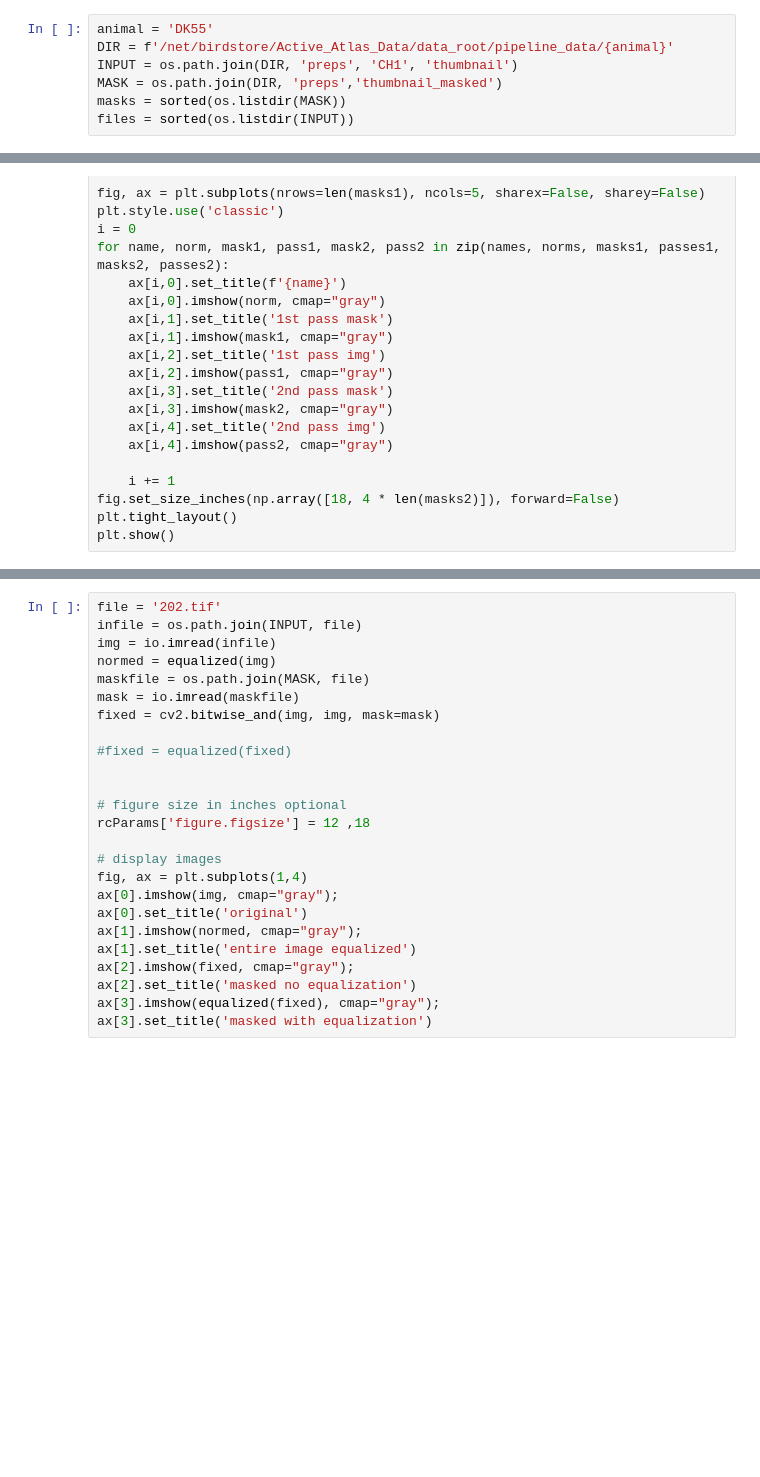
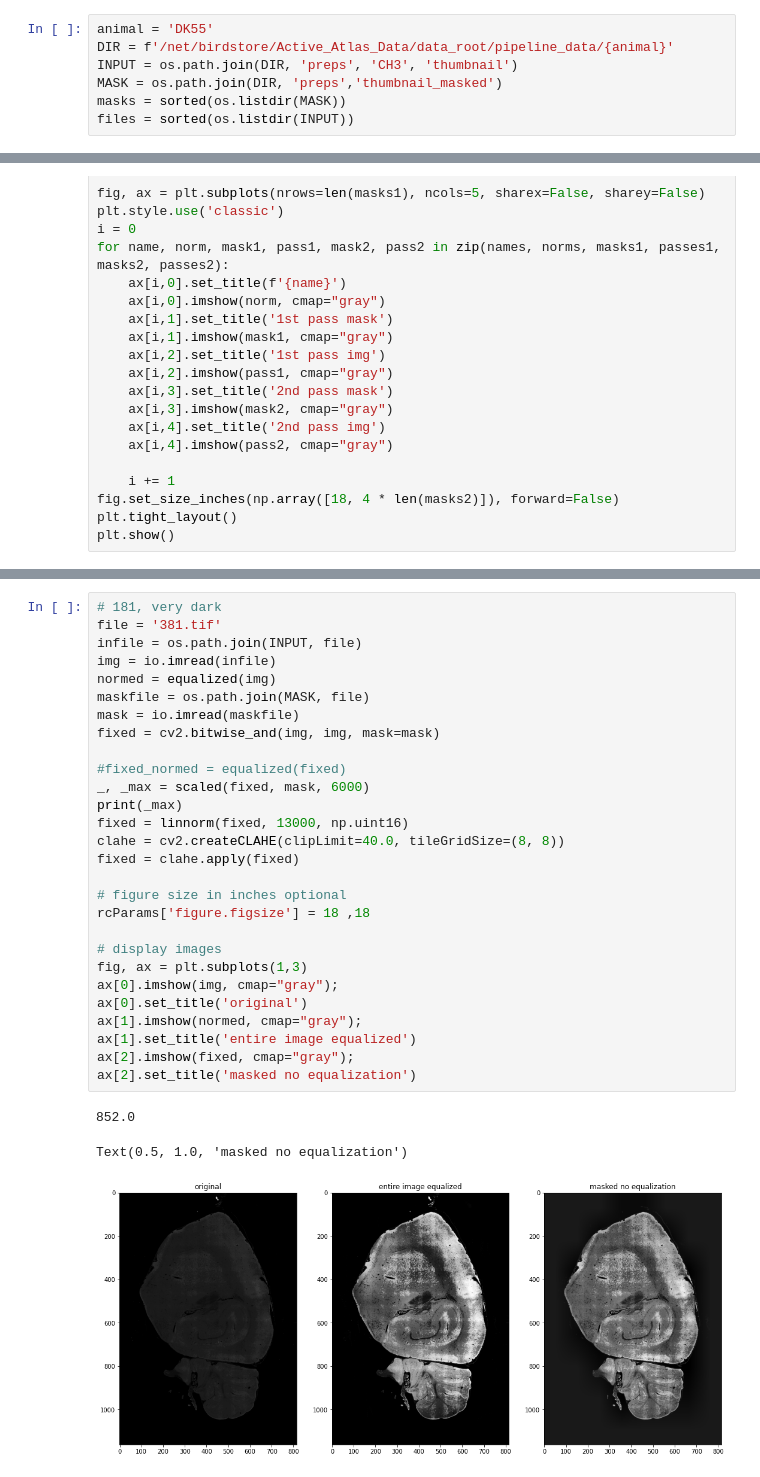
Before and after one commit to ActiveBrainAtlas2/preprocessing-pipeline, a Jupyter notebook: notebooks/basic_ntb.ipynb, the cells around one changed output, grey strips where cells are left out. Cells and saved outputs as stored; diff of their text form; blank space fills up the shorter version.

```diff
--- a/notebooks/basic_ntb.ipynb
+++ b/notebooks/basic_ntb.ipynb
@@ -19,7 +19,7 @@ import pandas as pd
 # %%
 animal = 'DK55'
 DIR = f'/net/birdstore/Active_Atlas_Data/data_root/pipeline_data/{animal}'
-INPUT = os.path.join(DIR, 'preps', 'CH1', 'thumbnail')
+INPUT = os.path.join(DIR, 'preps', 'CH3', 'thumbnail')
 MASK = os.path.join(DIR, 'preps','thumbnail_masked')
 masks = sorted(os.listdir(MASK))
 files = sorted(os.listdir(INPUT))
@@ -106,25 +145,32 @@ plt.show()
 # %%
-file = '202.tif'
+# 181, very dark
+file = '381.tif'
 infile = os.path.join(INPUT, file)
 img = io.imread(infile)
 normed = equalized(img)
 maskfile = os.path.join(MASK, file)
 mask = io.imread(maskfile)
 fixed = cv2.bitwise_and(img, img, mask=mask)
 
-#fixed = equalized(fixed)
-
+#fixed_normed = equalized(fixed)
+_, _max = scaled(fixed, mask, 6000)
+print(_max)
+fixed = linnorm(fixed, 13000, np.uint16)
+clahe = cv2.createCLAHE(clipLimit=40.0, tileGridSize=(8, 8))
+fixed = clahe.apply(fixed)
 
 # figure size in inches optional
-rcParams['figure.figsize'] = 12 ,18
+rcParams['figure.figsize'] = 18 ,18
 
 # display images
-fig, ax = plt.subplots(1,4)
+fig, ax = plt.subplots(1,3)
 ax[0].imshow(img, cmap="gray");
 ax[0].set_title('original')
 ax[1].imshow(normed, cmap="gray");
 ax[1].set_title('entire image equalized')
 ax[2].imshow(fixed, cmap="gray");
 ax[2].set_title('masked no equalization')
-ax[3].imshow(equalized(fixed), cmap="gray");
-ax[3].set_title('masked with equalization')
+# %% [output]
+852.0
+Text(0.5, 1.0, 'masked no equalization')
+[figure, added]
```
Also changed, not shown: parts of 2 cells of this notebook, 3 other files.
